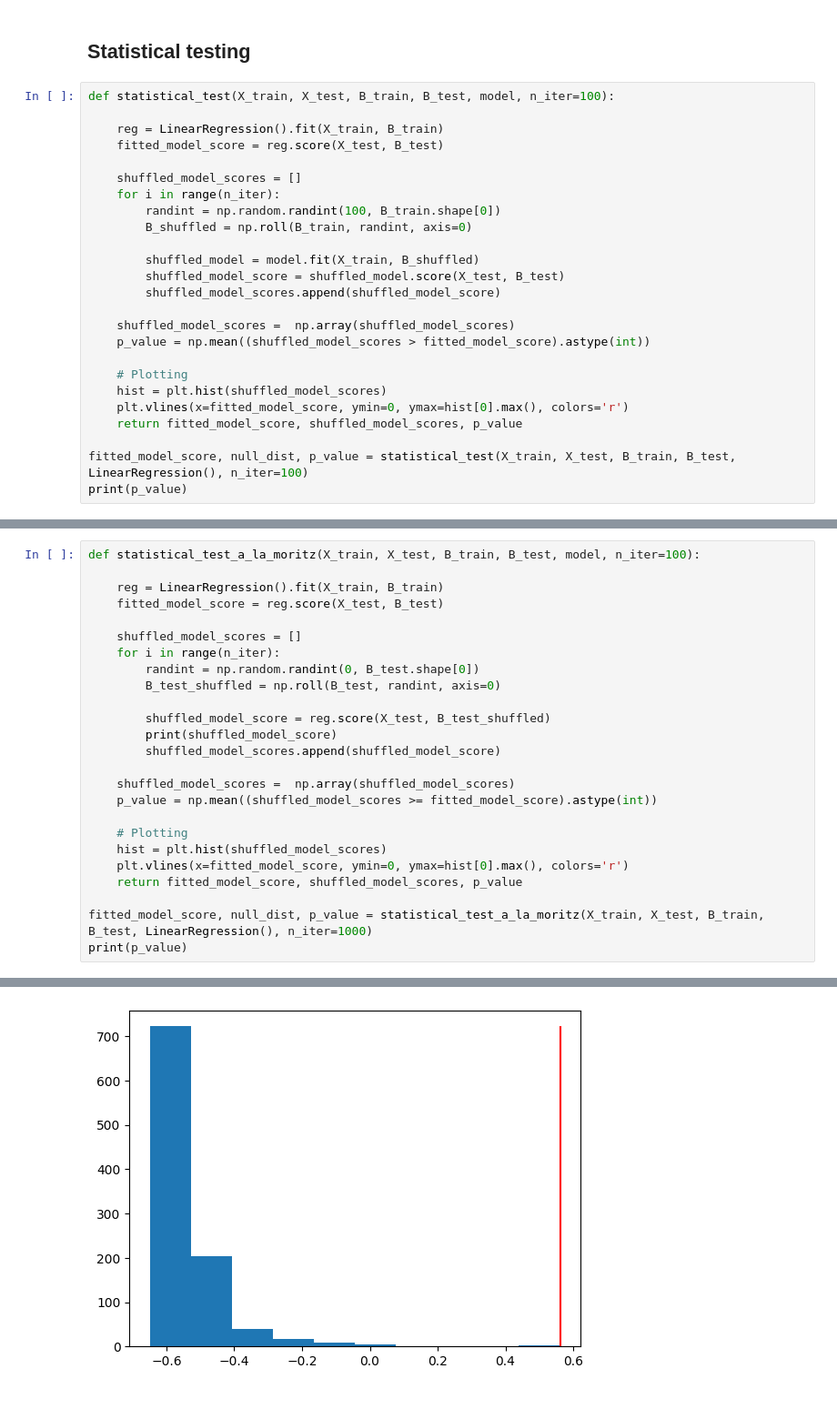
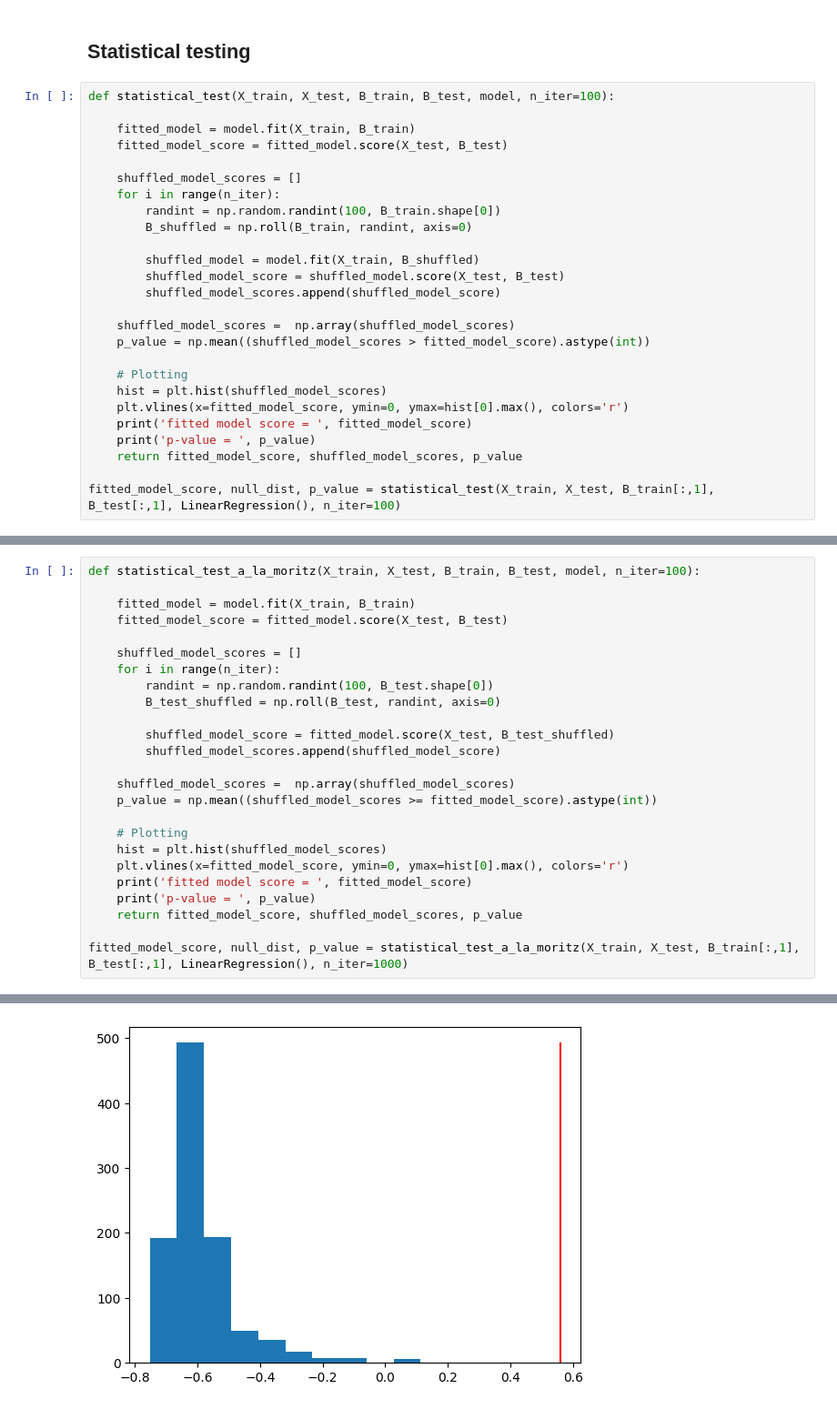
Before and after one commit to akshey-kumar/BunDLe-Net, a Jupyter notebook: experimental/bundle_net_on_fish/interpreting_neurons.ipynb, the cells around one changed output, grey strips where cells are left out. Shown at 91% size. Drawn from its saved outputs; the diff is of its cells as text.

```diff
--- a/experimental/bundle_net_on_fish/interpreting_neurons.ipynb
+++ b/experimental/bundle_net_on_fish/interpreting_neurons.ipynb
@@ -169,8 +169,8 @@ np.savetxt('coeffs_lasso_reg_alpha_1E-1_win_10_vigour', reg.coef_[1].reshape(10,
 # %%
 def statistical_test(X_train, X_test, B_train, B_test, model, n_iter=100):
 
-    reg = LinearRegression().fit(X_train, B_train)
-    fitted_model_score = reg.score(X_test, B_test)
+    fitted_model = model.fit(X_train, B_train)
+    fitted_model_score = fitted_model.score(X_test, B_test)
 
     shuffled_model_scores = []
     for i in range(n_iter):
@@ -187,8 +187,9 @@ def statistical_test(X_train, X_test, B_train, B_test, model, n_iter=100):
     # Plotting
     hist = plt.hist(shuffled_model_scores)
     plt.vlines(x=fitted_model_score, ymin=0, ymax=hist[0].max(), colors='r')
+    print('fitted model score = ', fitted_model_score)
+    print('p-value = ', p_value)
     return fitted_model_score, shuffled_model_scores, p_value
 
-fitted_model_score, null_dist, p_value = statistical_test(X_train, X_test, B_train, B_test, LinearRegression(), n_iter=100)
-print(p_value)
+fitted_model_score, null_dist, p_value = statistical_test(X_train, X_test, B_train[:,1], B_test[:,1], LinearRegression(), n_iter=100)
 # %% [output]
@@ -197,16 +199,15 @@ print(p_value)
 # %%
 def statistical_test_a_la_moritz(X_train, X_test, B_train, B_test, model, n_iter=100):
 
-    reg = LinearRegression().fit(X_train, B_train)
-    fitted_model_score = reg.score(X_test, B_test)
+    fitted_model = model.fit(X_train, B_train)
+    fitted_model_score = fitted_model.score(X_test, B_test)
 
     shuffled_model_scores = []
     for i in range(n_iter):
-        randint = np.random.randint(0, B_test.shape[0])
+        randint = np.random.randint(100, B_test.shape[0])
         B_test_shuffled = np.roll(B_test, randint, axis=0)
 
-        shuffled_model_score = reg.score(X_test, B_test_shuffled)
-        print(shuffled_model_score)
+        shuffled_model_score = fitted_model.score(X_test, B_test_shuffled)
         shuffled_model_scores.append(shuffled_model_score)
 
     shuffled_model_scores =  np.array(shuffled_model_scores)
@@ -215,8 +216,9 @@ def statistical_test_a_la_moritz(X_train, X_test, B_train, B_test, model, n_iter
     # Plotting
     hist = plt.hist(shuffled_model_scores)
     plt.vlines(x=fitted_model_score, ymin=0, ymax=hist[0].max(), colors='r')
+    print('fitted model score = ', fitted_model_score)
+    print('p-value = ', p_value)
     return fitted_model_score, shuffled_model_scores, p_value
 
-fitted_model_score, null_dist, p_value = statistical_test_a_la_moritz(X_train, X_test, B_train, B_test, LinearRegression(), n_iter=1000)
-print(p_value)
+fitted_model_score, null_dist, p_value = statistical_test_a_la_moritz(X_train, X_test, B_train[:,1], B_test[:,1], LinearRegression(), n_iter=1000)
 # %% [output]
@@ -240 +227 @@ print(p_value)
-[figure, old version]
+[figure, new version]
```
Also changed, not shown: parts of 6 cells of this notebook, 15 other files.
